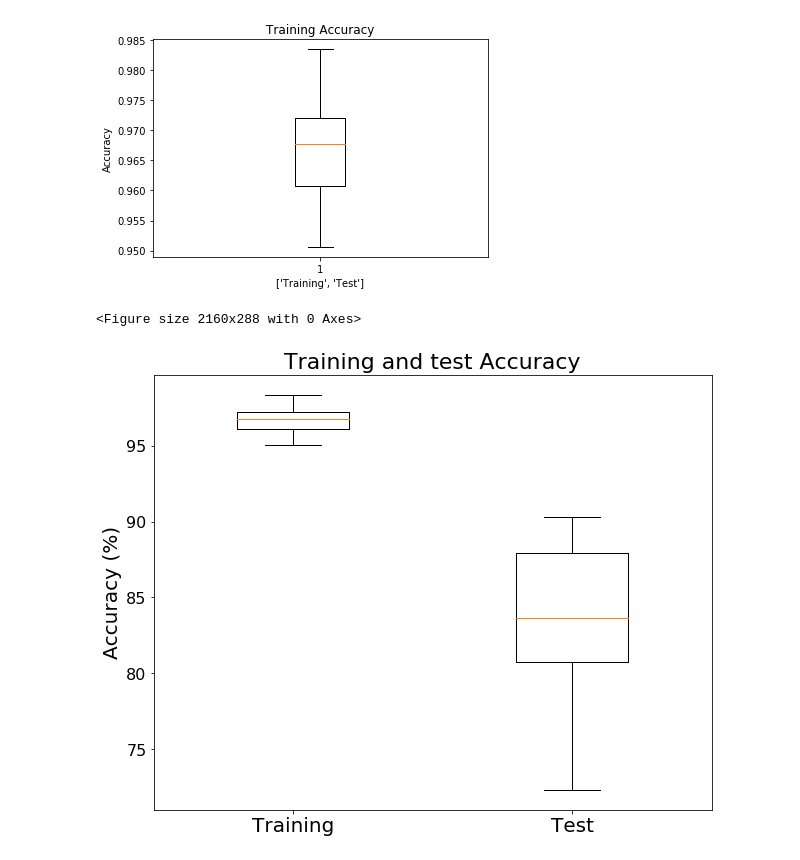
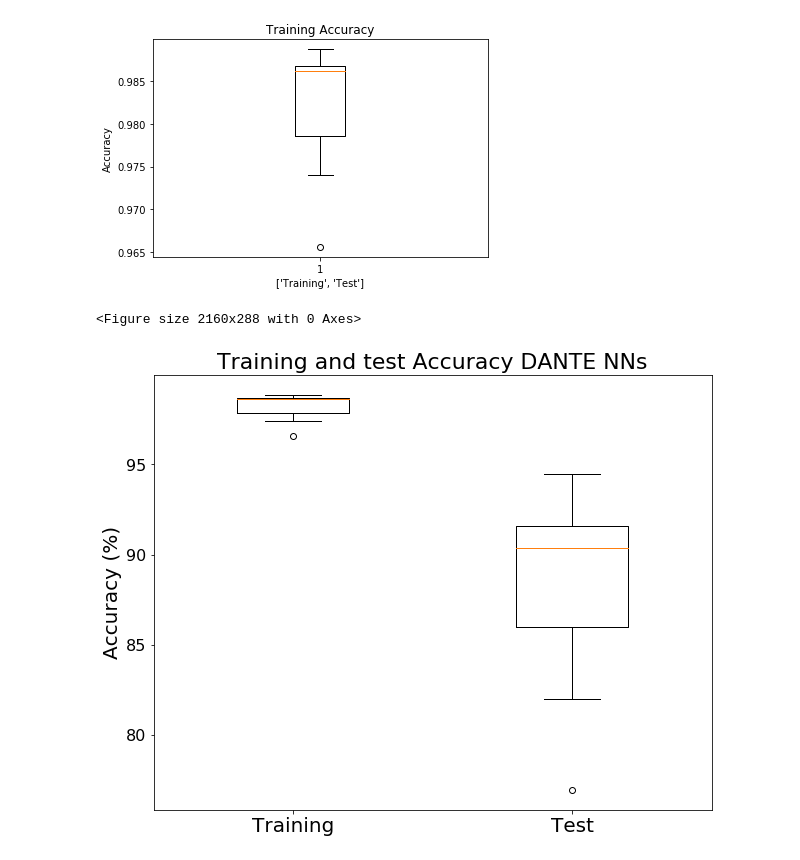
Before and after one commit to luilom/NETHIC, a Jupyter notebook: Training/PlotTrainingBoxPlot.ipynb, the cells around one changed output. Cells and saved outputs as stored; diff of their text form; code cells hidden in the pictures.

```diff
--- a/Training/PlotTrainingBoxPlot.ipynb
+++ b/Training/PlotTrainingBoxPlot.ipynb
@@ -4,11 +4,11 @@ import matplotlib.pyplot as plt
 import numpy as np
 import matplotlib as mpl
 # %%
-accuracyTraining = pd.read_csv('training_accuracy_logistic_adam.csv')
+accuracyTraining = pd.read_csv('training_accuracy_logistic_adam_dante.csv')
 accuracyTraining.set_index("category")
 accuracyTraining.drop(['Unnamed: 0'], axis=1)
 
-accuracyTest = pd.read_csv('test_accuracy_logistic_adam.csv')
+accuracyTest = pd.read_csv('test_accuracy_logistic_adam_dante.csv')
 accuracyTest.set_index("category")
 accuracyTest.drop(['Unnamed: 0'], axis=1)
 # %% [output]
@@ -37,24 +28,24 @@ plt.xlabel(["Training","Test"])
 plt.figure(figsize=(30,4))
 plt.savefig('trainingAccuracy.pdf')
 # %% [output]
-[figure, old version]
+[figure, new version]
 <Figure size 2160x288 with 0 Axes>
 # %%
 data_to_plot = [accuracyTraining["score"]*100, accuracyTest["score"]*100]
 
 fig = plt.figure(10, figsize=(10, 8))
 
 # Create an axes instance
 ax = fig.add_subplot(111)
 
 # Create the boxplot
 bp = ax.boxplot(data_to_plot,widths =0.4)
 
 ax.set_xticklabels(['Training', 'Test'],fontsize=20)
 ax.tick_params(axis="y",labelsize=16)
-plt.title("Training and test Accuracy",fontsize=22)
+plt.title("Training and test Accuracy DANTE NNs",fontsize=22)
 plt.ylabel("Accuracy (%)",fontsize=20)
 # Save the figure
-plt.savefig('trainingAndTestAccuracy.pdf')
+plt.savefig('trainingAndTestAccuracyDante.pdf')
 # %% [output]
-[figure, old version]
+[figure, new version]
```
Also changed, not shown: parts of 1 cell of this notebook, 53 other files.
